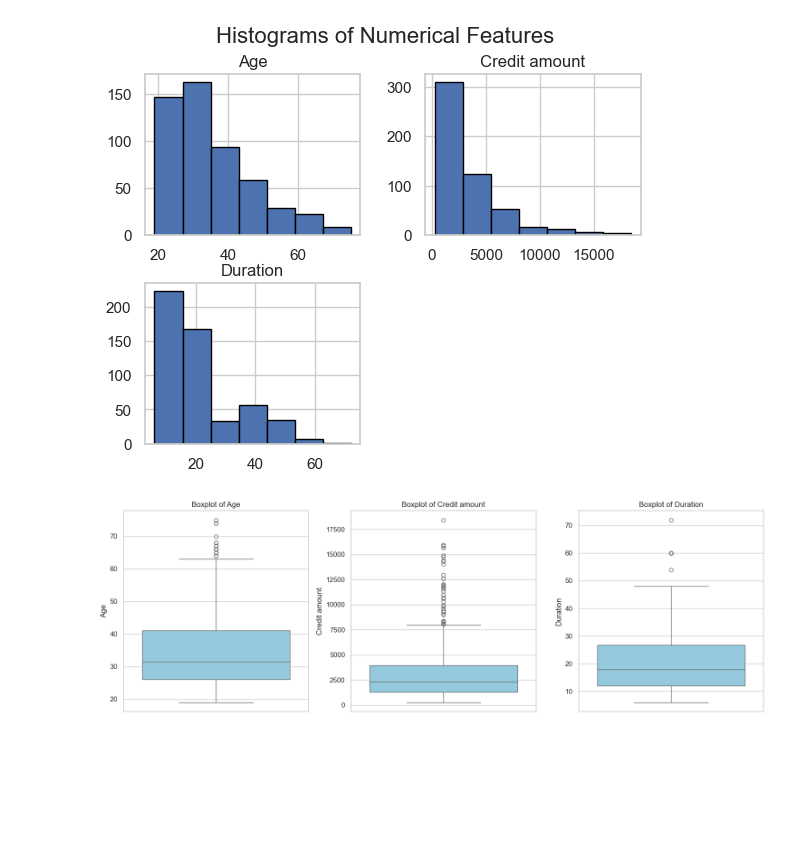
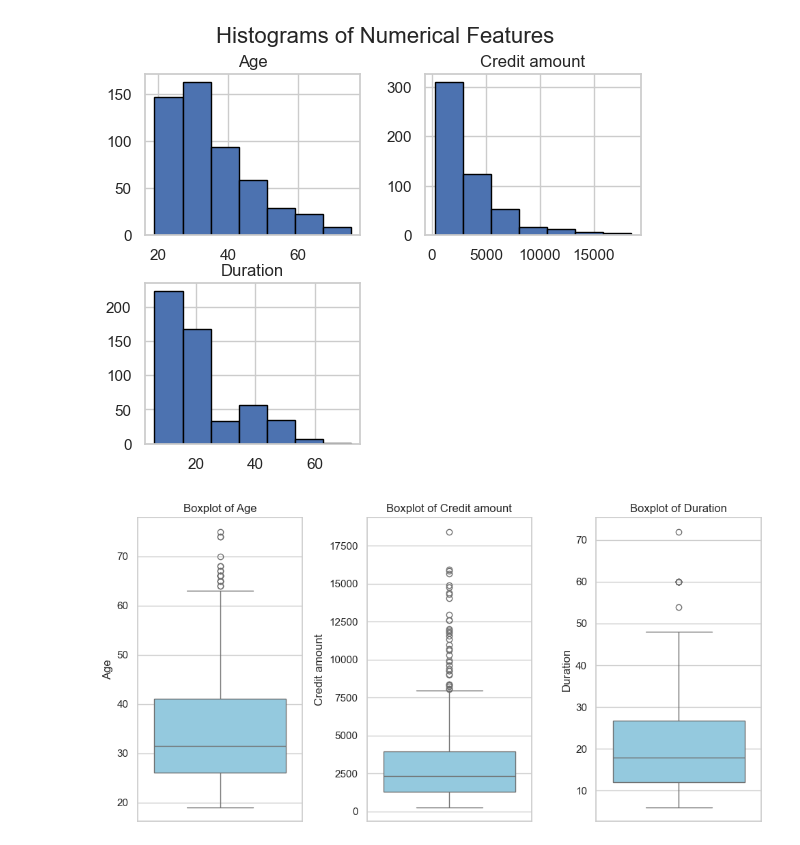
Before and after one commit to chidoakd/Credit-Risk-Modeling, a Jupyter notebook: credit_check.ipynb, the cells around one changed output. Saved outputs shown, nothing was run; the diff lists cells and outputs as text; code cells hidden in the pictures; blank space fills up the shorter version.

```diff
--- a/credit_check.ipynb
+++ b/credit_check.ipynb
@@ -125,14 +125,14 @@ plt.show()
 [figure]
 # %%
 # show boxplots of numerical features for outlier detection
-plt.figure(figsize=(20, 5))
+plt.figure(figsize=(10, 5))
 for i, col in enumerate(["Age", "Credit amount", "Duration"] ):
     #print (i, col)
     plt.subplot(1, 3, i + 1)
     sns.boxplot(y=df[col], color='skyblue')
     plt.title(f'Boxplot of {col}')
 
 plt.tight_layout()
 plt.show()
 # %% [output]
-[figure, old version]
+[figure, new version]
```
